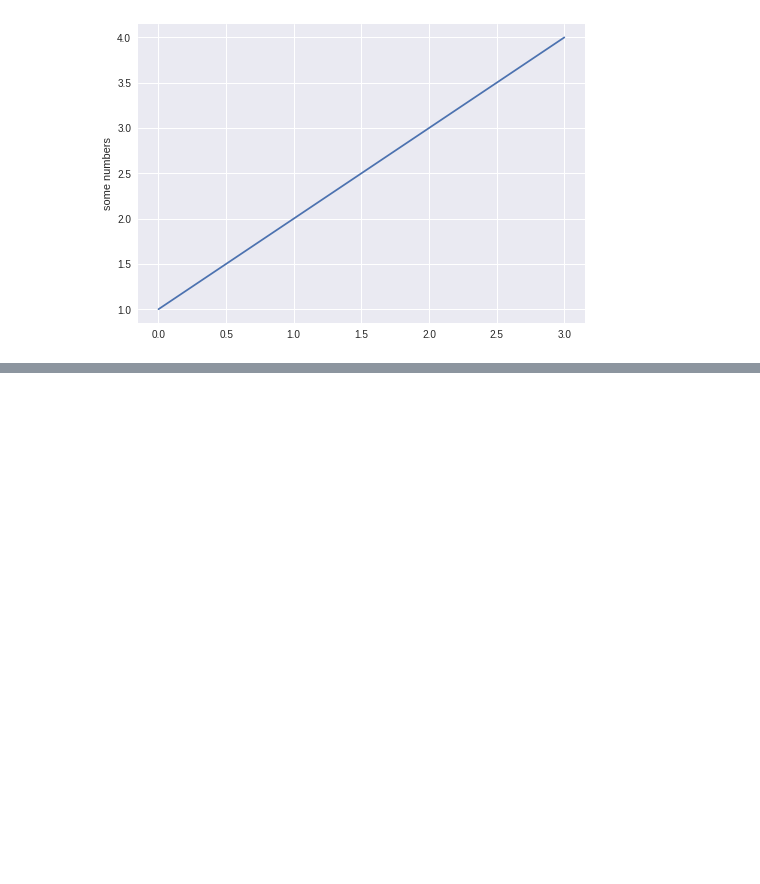
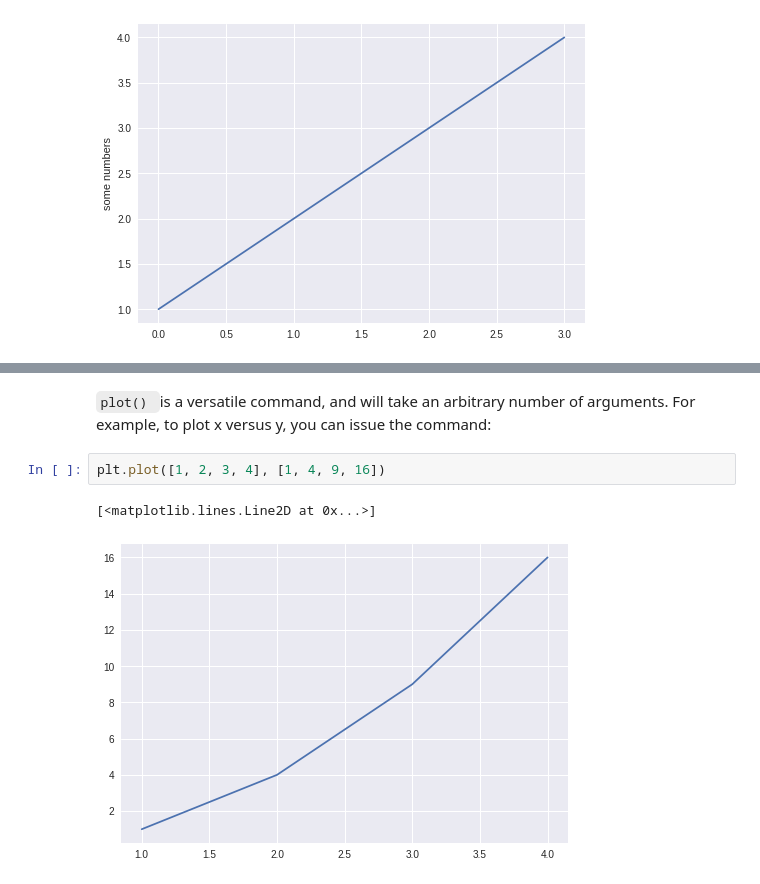
Before and after one commit to weiyunna/Data-Visualization, a Jupyter notebook: Matplotlib_Working_with_Pyplot.ipynb, the cells around one changed output, grey strips where cells are left out. Saved outputs shown, nothing was run; the diff lists cells and outputs as text; blank space fills up the shorter version.

```diff
--- a/Matplotlib_Working_with_Pyplot.ipynb
+++ b/Matplotlib_Working_with_Pyplot.ipynb
@@ -25,0 +28,7 @@ plt.show()
+# %% [markdown]
+`plot() `is a versatile command, and will take an arbitrary number of arguments. For example, to plot x versus y, you can issue the command:
+# %%
+plt.plot([1, 2, 3, 4], [1, 4, 9, 16])
+# %% [output]
+[<matplotlib.lines.Line2D at 0x...>]
+[figure, added]
```
Also changed, not shown: parts of 9 cells of this notebook.
